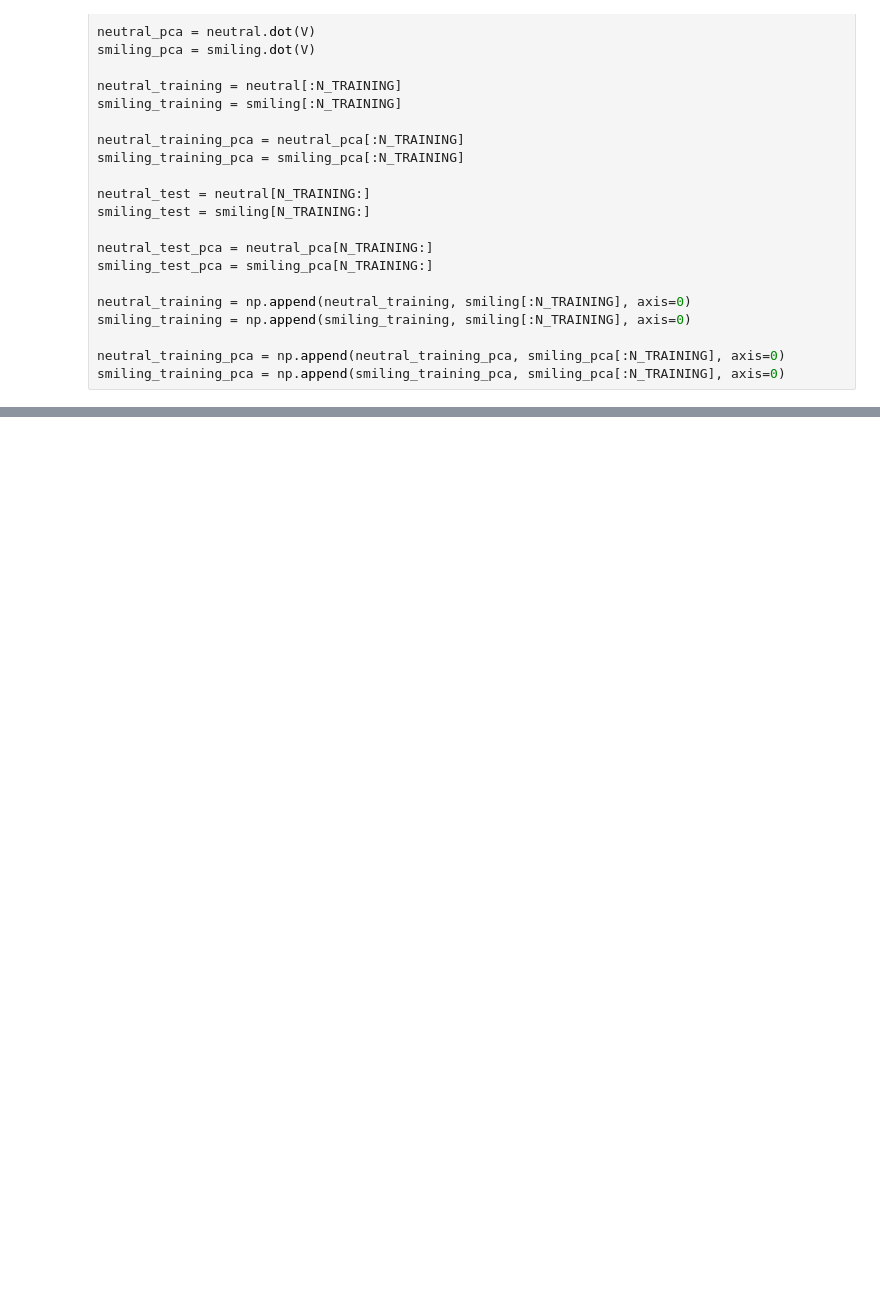
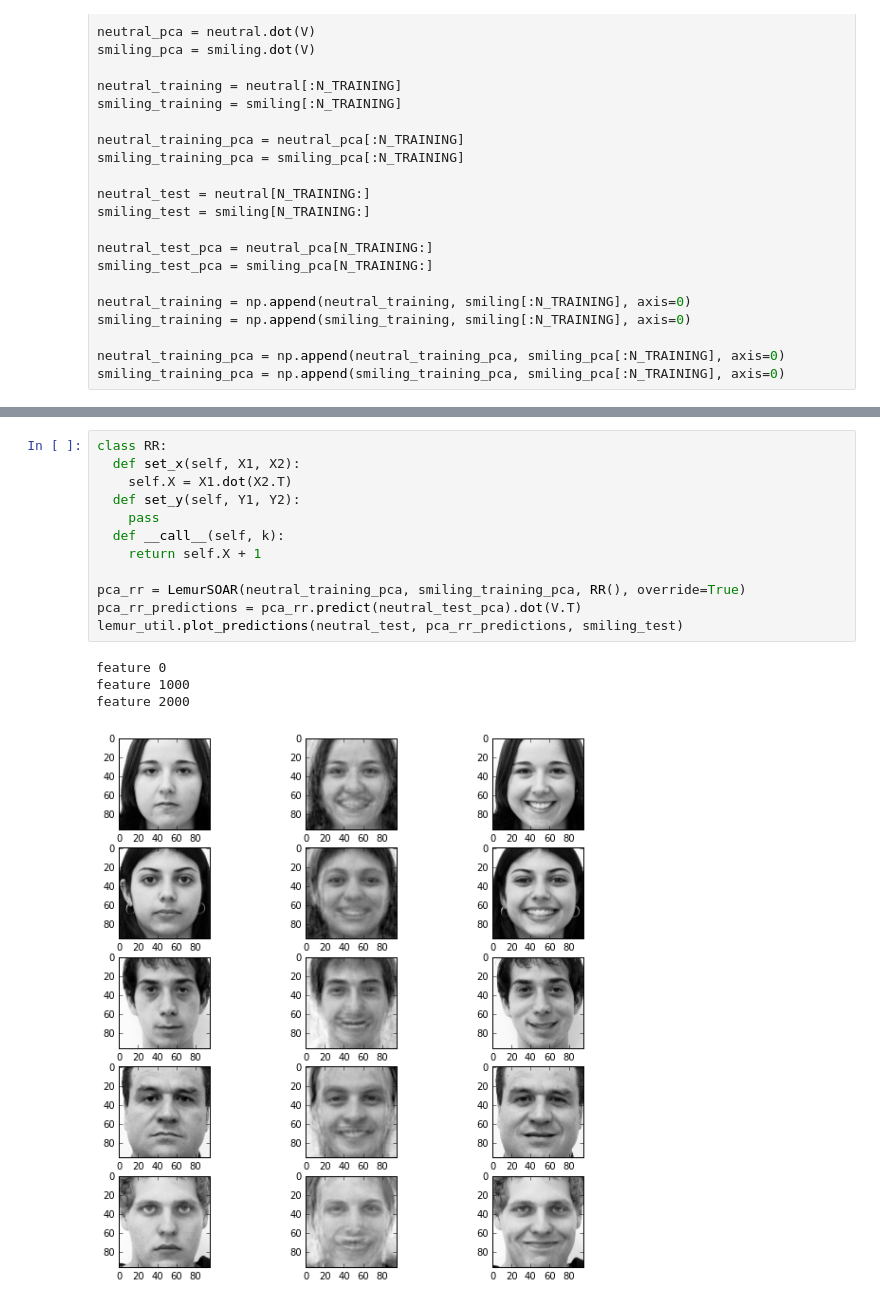
Before and after one commit to ehlemur-zz/BP, a Jupyter notebook: SOP Scratchpad.ipynb, the cells around one changed output, grey strips where cells are left out. Drawn from its saved outputs; the diff is of its cells as text; blank space fills up the shorter version.

```diff
--- a/SOP Scratchpad.ipynb
+++ b/SOP Scratchpad.ipynb
@@ -133,0 +100,17 @@ lemur_util.plot_predictions(neutral_test, smiling_test, P2.dot(V.T))
+# %%
+class RR:
+  def set_x(self, X1, X2):
+    self.X = X1.dot(X2.T)
+  def set_y(self, Y1, Y2):
+    pass
+  def __call__(self, k):
+    return self.X + 1
+
+pca_rr = LemurSOAR(neutral_training_pca, smiling_training_pca, RR(), override=True)
+pca_rr_predictions = pca_rr.predict(neutral_test_pca).dot(V.T)
+lemur_util.plot_predictions(neutral_test, pca_rr_predictions, smiling_test)
+# %% [output]
+feature 0
+feature 1000
+feature 2000
+[figure, added]
```
Also changed, not shown: parts of 9 cells of this notebook, 1 other file.
